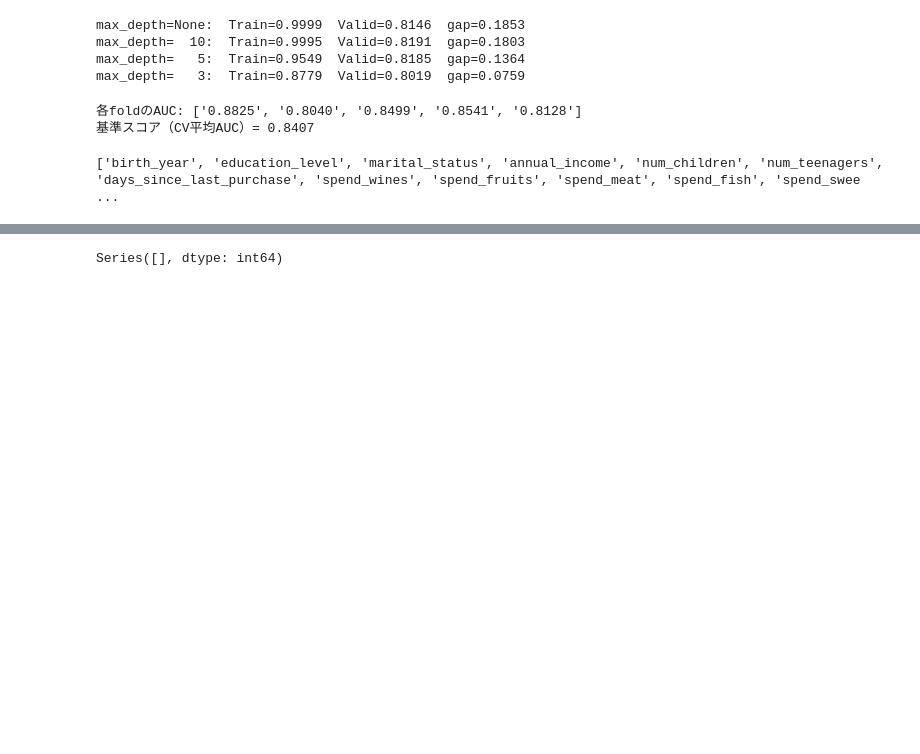
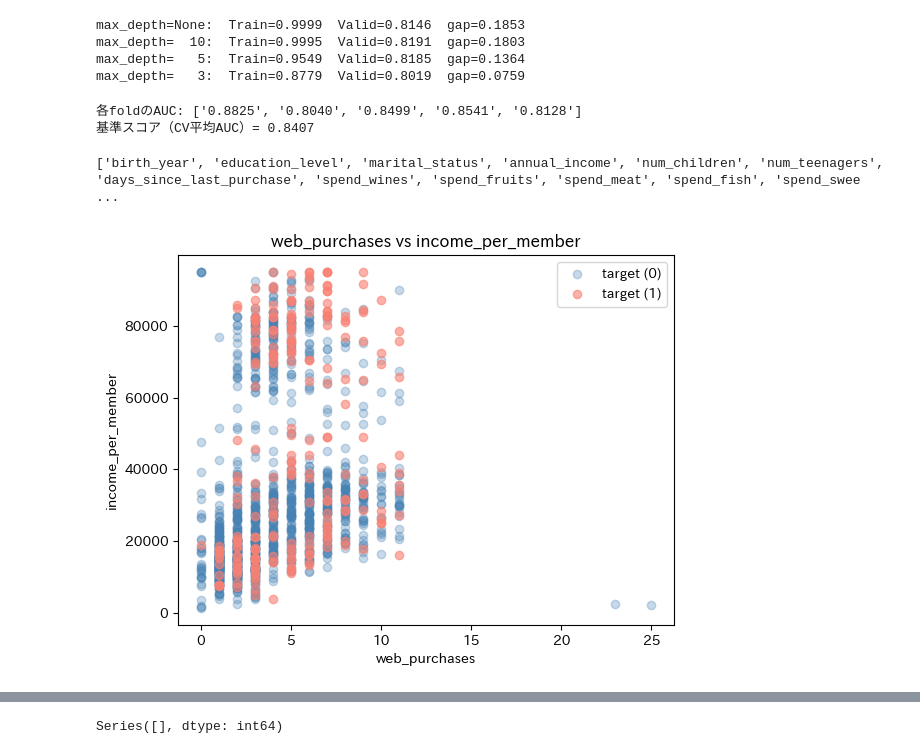
Before and after one commit to atsuro0415/GCI, a Jupyter notebook: 260620_コンペ2_try16.ipynb, the cells around one changed output, grey strips where cells are left out. Cells and saved outputs as stored; diff of their text form; code cells hidden in the pictures; blank space fills up the shorter version.

```diff
--- a/260620_コンペ2_try16.ipynb
+++ b/260620_コンペ2_try16.ipynb
@@ -406,6 +412,26 @@ print(X.columns.tolist())
 X_fillterd = X
 # %% [output]
 ['birth_year', 'education_level', 'marital_status', 'annual_income', 'num_children', 'num_teenagers', 'days_since_last_purchase', 'spend_wines', 'spend_fruits', 'spend_meat', 'spend_fish', 'spend_swee ...
+# %%
+import matplotlib.pyplot as plt
+
+# （target=0）
+plt.scatter(train[train['target'] == 0]['web_purchases'],
+            train[train['target'] == 0]['income_per_member'],
+            alpha=0.3, color='steelblue', label='target (0)')
+
+# （target=1）
+plt.scatter(train[train['target'] == 1]['web_purchases'],
+            train[train['target'] == 1]['income_per_member'],
+            alpha=0.6, color='salmon', label='target (1)')
+
+plt.xlabel('web_purchases')
+plt.ylabel('income_per_member')
+plt.title('web_purchases vs income_per_member')
+plt.legend()
+plt.show()
+# %% [output]
+[figure, added]
 # %%
 #カテゴリ値によって反応率に差があれば、Target Encoding（カテゴリ値を target 平均で置き換える手法）
 def cv_auc_with_te(model, X, y, n_splits=5):
```
Also changed, not shown: parts of 21 cells of this notebook.
